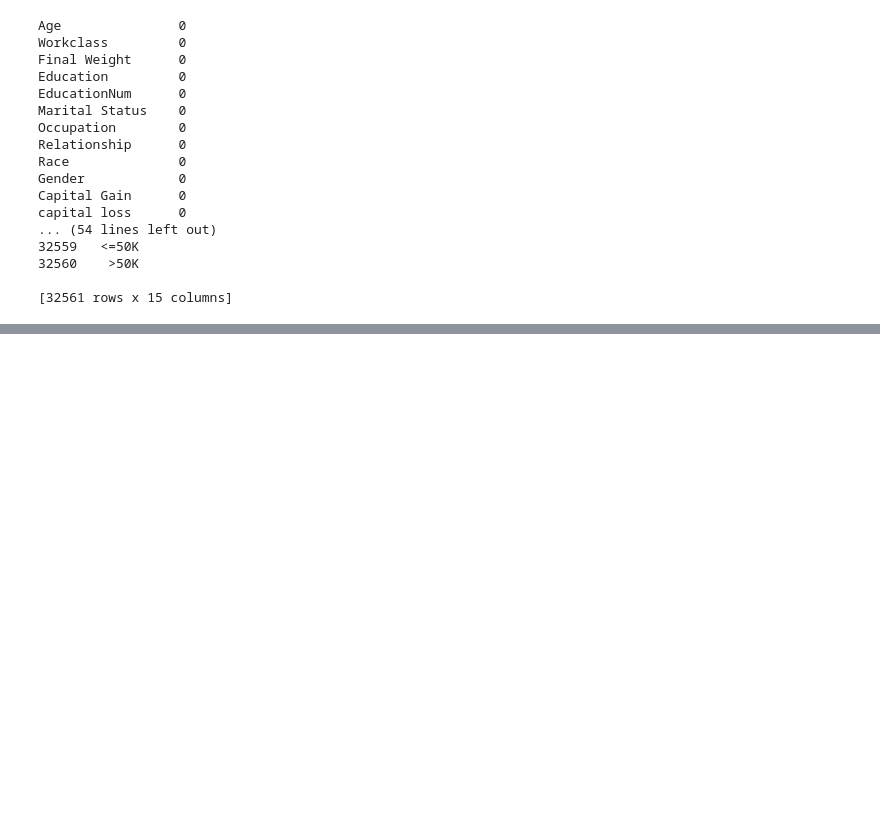
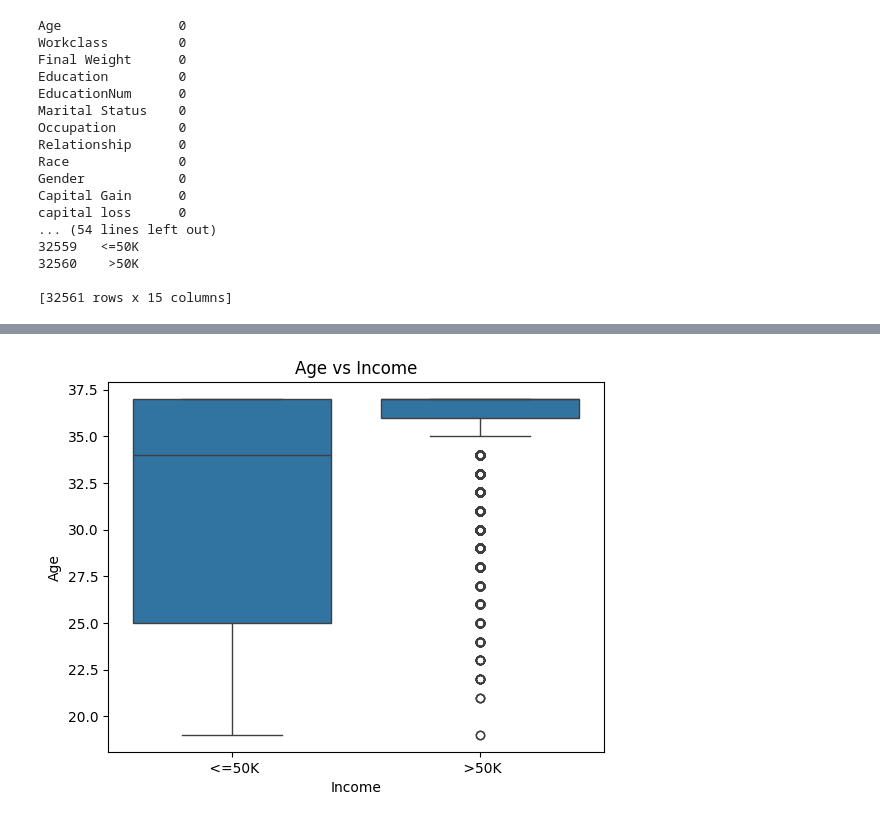
Before and after one commit to yaswanth-tech/da, a Jupyter notebook: EDA_Project1.ipynb, the cells around one changed output, grey strips where cells are left out. Drawn from its saved outputs; the diff is of its cells as text; code cells hidden in the pictures; blank space fills up the shorter version.

```diff
--- a/EDA_Project1.ipynb
+++ b/EDA_Project1.ipynb
@@ -474,0 +828,8 @@ AttributeError: 'NoneType' object has no attribute 'dropna'
+# %%
+#boxplot age vs income
+sns.boxplot(data=df, x="Income", y="Age")
+
+plt.title("Age vs Income")
+plt.show()
+# %% [output]
+[figure, added]
```
Also changed, not shown: parts of 20 cells of this notebook.
